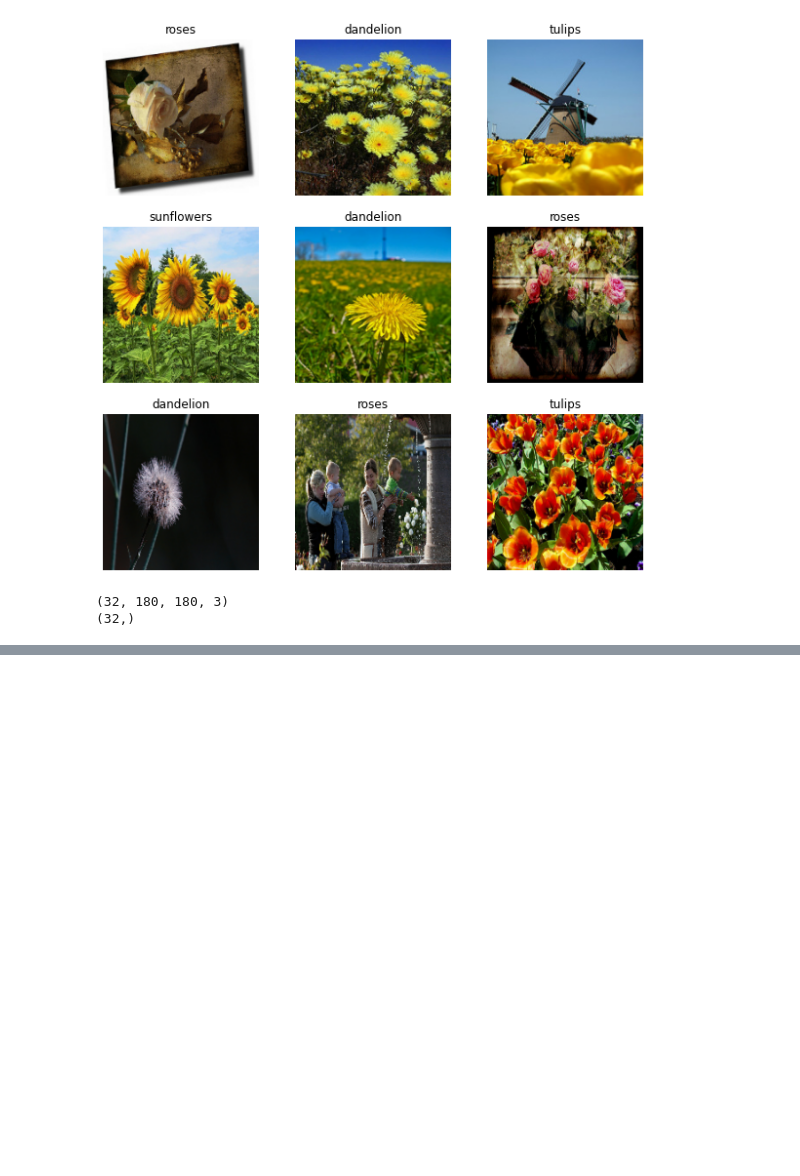
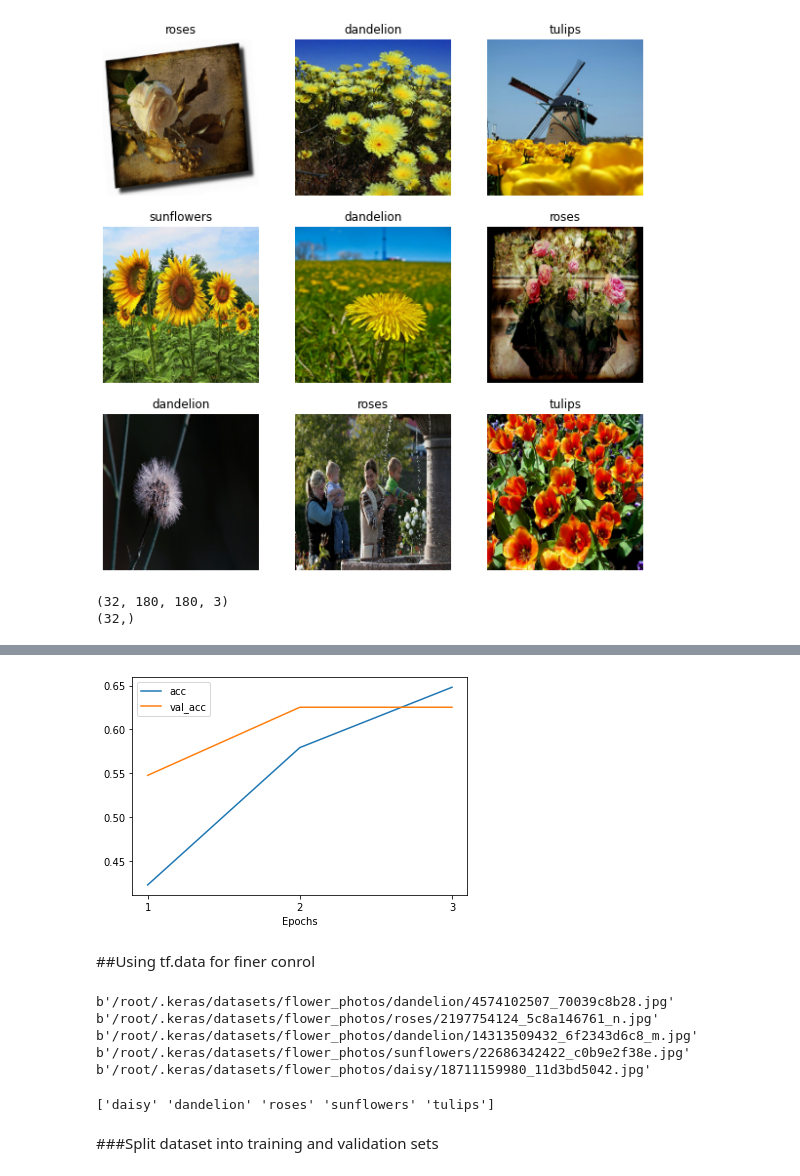
Before and after one commit to ArashDehghanyan/ml-and-vision-practices, a Jupyter notebook: Load_and_preprocess_images.ipynb, the cells around one changed output, grey strips where cells are left out. Cells and saved outputs as stored; diff of their text form; code cells hidden in the pictures; blank space fills up the shorter version.

```diff
--- a/Load_and_preprocess_images.ipynb
+++ b/Load_and_preprocess_images.ipynb
@@ -97,0 +157,11 @@ for image_batch, label_batch in train_dataset:
+# %%
+plt.plot(epochs, hist['accuracy'], label='acc')
+plt.plot(epochs, hist['val_accuracy'], label='val_acc')
+plt.xlabel('Epochs')
+plt.xticks(epochs)
+plt.legend()
+plt.show()
+# %% [output]
+[figure, added]
+# %% [markdown]
+##Using tf.data for finer conrol
@@ -97,0 +171,17 @@ for image_batch, label_batch in train_dataset:
+# %%
+for f in list_dataset.take(5):
+    print(f.numpy())
+# %% [output]
+b'/root/.keras/datasets/flower_photos/dandelion/4574102507_70039c8b28.jpg'
+b'/root/.keras/datasets/flower_photos/roses/2197754124_5c8a146761_n.jpg'
+b'/root/.keras/datasets/flower_photos/dandelion/14313509432_6f2343d6c8_m.jpg'
+b'/root/.keras/datasets/flower_photos/sunflowers/22686342422_c0b9e2f38e.jpg'
+b'/root/.keras/datasets/flower_photos/daisy/18711159980_11d3bd5042.jpg'
+# %%
+# The tree structure of the files can be used to compile a class_names list
+class_names = np.array(sorted([item.name for item in data_dir.glob('*') if item.name != 'LICENSE.txt']))
+print(class_names)
+# %% [output]
+['daisy' 'dandelion' 'roses' 'sunflowers' 'tulips']
+# %% [markdown]
+###Split dataset into training and validation sets
```
Also changed, not shown: parts of 24 cells of this notebook.
